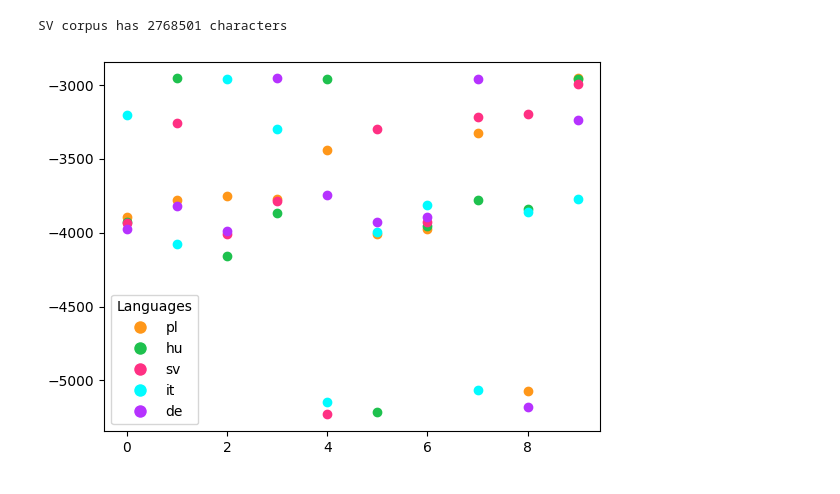
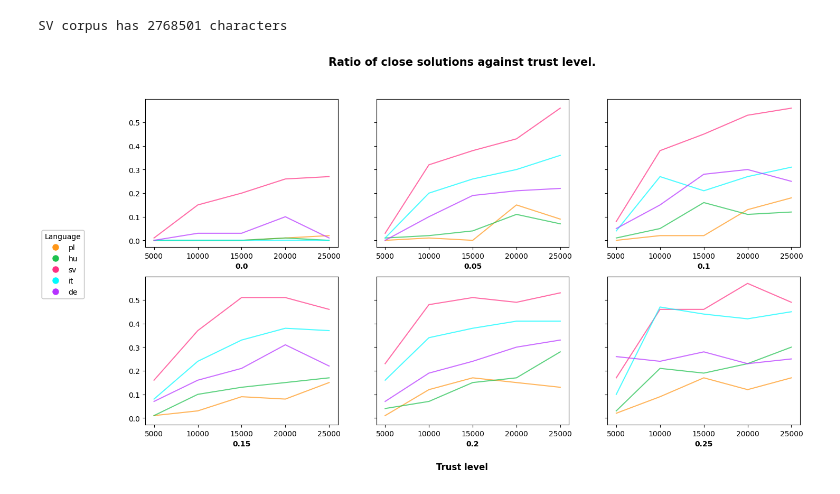
Before and after one commit to vecel/mcmc-decipher, a Jupyter notebook: notebooks/languages.ipynb, the cells around one changed output. Cells and saved outputs as stored; diff of their text form; code cells hidden in the pictures.

Commit message:
expand language analisys

```diff
--- a/notebooks/languages.ipynb
+++ b/notebooks/languages.ipynb
@@ -29,29 +30,39 @@ for lang_code in LANG_CODES:
 
     lang_encryption_dicts[lang_code] = create_encryption_dict(FGN_ALPH[lang_code])
 # %%
-messages = {"pl" : "W samym sercu lasu, gdzie drzewa tworzyły gęsty dach, a ścieżki były ledwie widoczne, mieszkał kotek o imieniu Epsilon. Jego futro było szare z białymi łatkami, a oczy błyszczały jak dwa małe księżyce. Pewnego dnia, podczas swojej codziennej wędrówki, Epsilon natknął się na nieznaną ścieżkę, porośniętą dzikimi malinami. Zaintrygowany, postanowił ją zbadać. Ścieżka prowadziła go przez gęste zarośla, aż dotarł do polany, na której rosły niezwykle wysokie kwiaty w kolorze fioletowym. W ich cieniu ukryte były małe, błyszczące kamyczki. Epsilon zaczął je zbierać, czując się jak odkrywca skarbów. Po chwili zauważył, że jeden z kamyczków świecił jaśniej niż pozostałe. Postanowił zabrać go ze sobą. W drodze powrotnej spotkał starego żuka, który opowiedział mu legendę o magicznych kamieniach, które spełniają życzenia tych, którzy je znajdą. Epsilon, choć nie wierzył w legendy, pomyślał o jednym życzeniu: by jego las nigdy nie został zniszczony. Następnego dnia, wracając do polany, zauważył, że kwiaty fioletowe zaczęły się rozrastać, a las wokół niego stał się jeszcze piękniejszy. Uśmiechnął się, czując, że jego życzenie zostało wysłuchane.".lower(),
-            "sv" : "I hjärtat av skogen, där träden bildade ett tätt tak och stigarna knappt var synliga, bodde en katt vid namn Epsilon. Hans päls var grå med vita fläckar, och hans ögon glänste som två små månar. En dag, under sin dagliga vandring, stötte Epsilon på en okänd stig täckt av vilda hallon. Nyfiken bestämde han sig för att utforska den. Stigen ledde honom genom täta buskar tills han nådde en glänta där ovanligt höga blommor i lila färg växte. I deras skugga låg små, glänsande stenar. Epsilon började samla dem och kände sig som en skattletare. Efter en stund märkte han att en av stenarna lyste starkare än de andra. Han bestämde sig för att ta med den. På vägen tillbaka mötte han en gammal skalbagge som berättade en legend om magiska stenar som uppfyller önskningar för dem som hittar dem. Epsilon, även om han inte trodde på legender, tänkte på en önskan: att hans skog aldrig skulle förstöras. Nästa dag, när han återvände till gläntan, märkte han att de lila blommorna hade börjat sprida sig, och skogen omkring honom var ännu vackrare. Han log och kände att hans önskan hade blivit hörd.".lower(),
-            "hu" : "Az erdő szívében, ahol a fák sűrű tetőt alkottak, és az ösvények alig voltak láthatók, élt egy macska, akit Epsilonnak hívtak. Szőre szürke volt fehér foltokkal, szemei pedig úgy ragyogtak, mint két kis hold. Egy napon, miközben szokásos sétáját tette, Epsilon egy ismeretlen ösvényre bukkant, amelyet vad málna borított. Kíváncsian úgy döntött, hogy felfedezi. Az ösvény sűrű bozótokon vezetett keresztül, míg egy tisztásra nem ért, ahol rendkívül magas lila virágok nőttek. Árnyékukban kis, csillogó kövecskék rejtőztek. Epsilon elkezdte őket gyűjteni, és úgy érezte magát, mint egy kincskereső. Néhány pillanat múlva észrevette, hogy az egyik kő fényesebben ragyog, mint a többi. Úgy döntött, magával viszi. Visszafelé találkozott egy öreg bogárral, aki elmondta neki a legendát a varázslatos kövekről, amelyek teljesítik azok kívánságait, akik megtalálják őket. Epsilon, bár nem hitt a legendákban, egy kívánságot gondolt: hogy az erdője soha ne pusztuljon el. Másnap, amikor visszatért a tisztásra, észrevette, hogy a lila virágok elkezdtek terjedni, és az erdő körülötte még szebbé vált. Elmosolyodott, és úgy érezte, kívánsága meghallgatásra talált.".lower(),
-            "de" : "Im Herzen des Waldes, wo die Bäume ein dichtes Dach bildeten und die Pfade kaum sichtbar waren, lebte eine Katze namens Epsilon. Ihr Fell war grau mit weißen Flecken, und ihre Augen glänzten wie zwei kleine Monde. Eines Tages, während ihres täglichen Spaziergangs, stieß Epsilon auf einen unbekannten Pfad, der mit wilden Himbeeren bewachsen war. Neugierig beschloss sie, ihn zu erkunden. Der Pfad führte sie durch dichtes Gestrüpp, bis sie eine Lichtung erreichte, auf der ungewöhnlich hohe lila Blumen wuchsen. Im Schatten dieser Blumen lagen kleine, glänzende Steine. Epsilon begann, sie zu sammeln, und fühlte sich wie eine Schatzsucherin. Nach einer Weile bemerkte sie, dass einer der Steine heller leuchtete als die anderen. Sie beschloss, ihn mitzunehmen. Auf dem Rückweg traf sie einen alten Käfer, der ihr die Legende von magischen Steinen erzählte, die die Wünsche derjenigen erfüllen, die sie finden. Epsilon, obwohl sie nicht an Legenden glaubte, dachte an einen Wunsch: dass ihr Wald niemals zerstört wird. Am nächsten Tag, als sie zur Lichtung zurückkehrte, bemerkte sie, dass sich die lila Blumen ausgebreitet hatten und der Wald um sie herum noch schöner geworden war. Sie lächelte und hatte das Gefühl, dass ihr Wunsch erhört worden war.".lower(),
-            "it" : "Nel cuore della foresta, dove gli alberi formavano un tetto fitto e i sentieri erano appena visibili, viveva un gatto di nome Epsilon. Il suo pelo era grigio con macchie bianche e i suoi occhi brillavano come due piccole lune. Un giorno, durante la sua passeggiata quotidiana, Epsilon si imbatté in un sentiero sconosciuto ricoperto di lamponi selvatici. Curioso, decise di esplorarlo. Il sentiero lo condusse attraverso fitte cespuglie fino a una radura dove crescevano fiori viola straordinariamente alti. All'ombra di questi fiori si nascondevano piccoli sassolini lucenti. Epsilon iniziò a raccoglierli, sentendosi come un cacciatore di tesori. Dopo un po', notò che uno dei sassolini brillava più degli altri. Decise di portarlo con sé. Sulla via del ritorno incontrò un vecchio scarabeo che gli raccontò una leggenda su pietre magiche che esaudiscono i desideri di chi le trova. Epsilon, pur non credendo nelle leggende, pensò a un desiderio: che la sua foresta non venisse mai distrutta. Il giorno dopo, tornando nella radura, notò che i fiori viola si erano diffusi e la foresta intorno a lui era diventata ancora più bella. Sorrise, sentendo che il suo desiderio era stato esaudito.".lower()}
+messages = {"pl" : "W sercu lasu mieszkał kotek Epsilon, szary z białymi łatkami i oczami jak dwa księżyce. Podczas wędrówki odkrył ścieżkę wśród malin, która zaprowadziła go na polanę z fioletowymi kwiatami i błyszczącymi kamykami. Jeden z nich świecił jaśniej. Zabrał go, po drodze spotykając żuka, który opowiedział legendę o kamieniach spełniających życzenia. Epsilon zapragnął, by las pozostał nienaruszony. Wkrótce zauważył, że las stał się piękniejszy.".lower(),
+            "hu" : "Az erdő szívében élt Epsilon cica, szürke bundával, fehér foltokkal és két holdként ragyogó szemmel. Egyik sétája során egy málnafákkal benőtt ösvényt fedezett fel, amely egy tisztásra vezetett, tele lila virágokkal és csillogó kavicsokkal. Az egyik kő fényesebben ragyogott a többinél. Epsilon elvitte magával, útközben találkozott egy bogárral, aki egy kívánságteljesítő kövekről szóló legendát mesélt. Epsilon azt kívánta, hogy az erdő érintetlen maradjon. Hamarosan észrevette, hogy az erdő még szebb lett.".lower(),
+            "sv" : "I skogens hjärta bodde katten Epsilon, grå med vita fläckar och ögon som två månar. Under en vandring upptäckte han en stig bland hallonbuskarna som ledde till en glänta med lila blommor och glänsande små stenar. En av dem lyste starkare. Han tog den med sig och mötte på vägen en skalbagge som berättade en legend om stenar som uppfyller önskningar. Epsilon önskade att skogen skulle förbli orörd. Snart märkte han att den blivit ännu vackrare.".lower(),
+            "de" : "Im Herzen des Waldes lebte das Kätzchen Epsilon, grau mit weißen Flecken und Augen wie zwei Monde. Auf einem seiner Streifzüge entdeckte er einen Pfad zwischen Himbeersträuchern, der ihn zu einer Lichtung mit violetten Blumen und glänzenden Kieselsteinen führte. Einer davon leuchtete heller als die anderen. Er nahm ihn mit und traf unterwegs einen Käfer, der ihm eine Legende über Wunschsteine erzählte. Epsilon wünschte sich, dass der Wald unberührt bleibt. Bald bemerkte er, dass der Wald noch schöner geworden war.".lower(),
+            "it" : "Nel cuore della foresta viveva il gattino Epsilon, grigio con macchie bianche e occhi che brillavano come due lune. Durante una delle sue passeggiate, scoprì un sentiero tra i lamponi che lo condusse a una radura con fiori viola e sassolini luccicanti. Uno di essi brillava più degli altri. Lo prese con sé e, lungo la strada, incontrò uno scarabeo che gli raccontò una leggenda su pietre che esaudiscono desideri. Epsilon desiderò che la foresta restasse intatta. Presto si accorse che era diventata ancora più bella.".lower()}
 # %%
 encoded_messages = {}
 for lang, message in messages.items():
     encoded_messages[lang] = encode(message, lang_encryption_dicts[lang])
 # %%
-attempts = 10
-iters = 25000
+attempts = 100
+max_iters = 25000
+iters_list = list(range(5000, max_iters+1, 5000))
+sensitivity = [x/ 100 for x in range(0, 26, 5)]
 # %%
 colors = ["#FF9719", "#1EC14E", "#FF3083", "#01FBFF", "#B632FF"]
-fig, ax = plt.subplots()
-for i, lang in enumerate(LANG_CODES):
-    _, scores = cross_validation(attempts, encoded_messages[lang_code], lang_perc_dicts[lang_code], iters, alphabet=FGN_ALPH[lang_code])
-    scores  = np.array(scores)
-    ax.scatter(range(attempts), scores[:, -1], label = lang_code, color = colors[i])
+fig, ax = plt.subplots(2, 3, figsize=(16, 8), sharey=True)
+fig.suptitle("Ratio of close solutions against trust level.", fontsize=15, fontweight="bold")
+for r in range(2):
+    for c in range(3):
+        level = sensitivity[3*r + c]
+        for i, lang in enumerate(LANG_CODES):
+            perf_list = []
+            for iters in iters_list:
+                solutions, _ = cross_validation(attempts=attempts, encoded_text=encoded_messages[lang], perc_dict=lang_perc_dicts[lang], iters=iters, alphabet=FGN_ALPH[lang])
+                perf = eval_close_solutions_lw(messages[lang], solutions, level)
+                perf_list.append(perf)
+            ax[r][c].plot(iters_list, perf_list, label = lang_code, color = colors[i], alpha = 0.7, ls="-")
+            ax[r][c].set_xlabel(str(level), fontweight = "bold")
+        legend_handles = [Line2D([0], [0], marker="o", color="w", markerfacecolor=color, markersize=10, label=lang_code) for color, lang_code in zip(colors, LANG_CODES)]
+        fig.legend(handles=legend_handles, title="Language", loc=6)
 
-legend_handles = [Line2D([0], [0], marker='o', color='w', markerfacecolor=color, markersize=10, label=lang_code) for color, lang_code in zip(colors, LANG_CODES)]
-ax.legend(handles=legend_handles, title="Languages")
-
+fig.text(0.5, 0.01, 'Trust level', ha='center', va='center', fontsize=12, fontweight="bold")
 plt.show()
 # %% [output]
-[figure, old version]
+[figure, new version]
```
Also changed, not shown: parts of 5 cells of this notebook.
